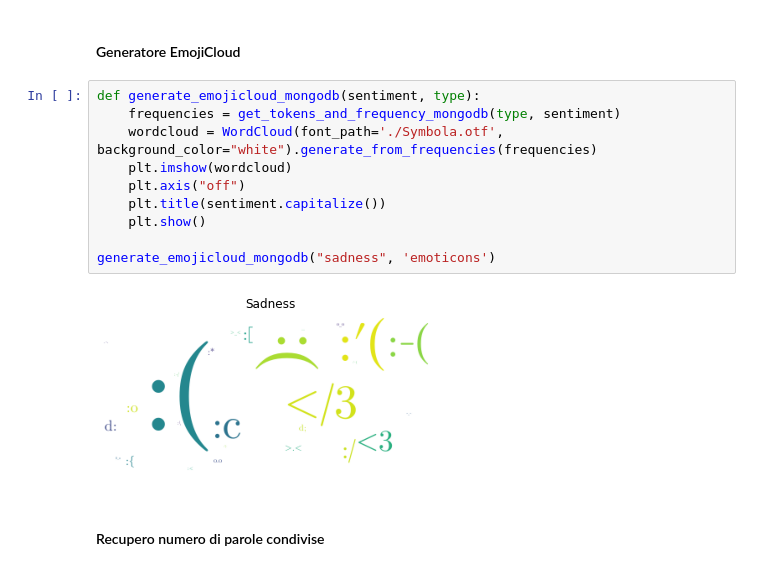
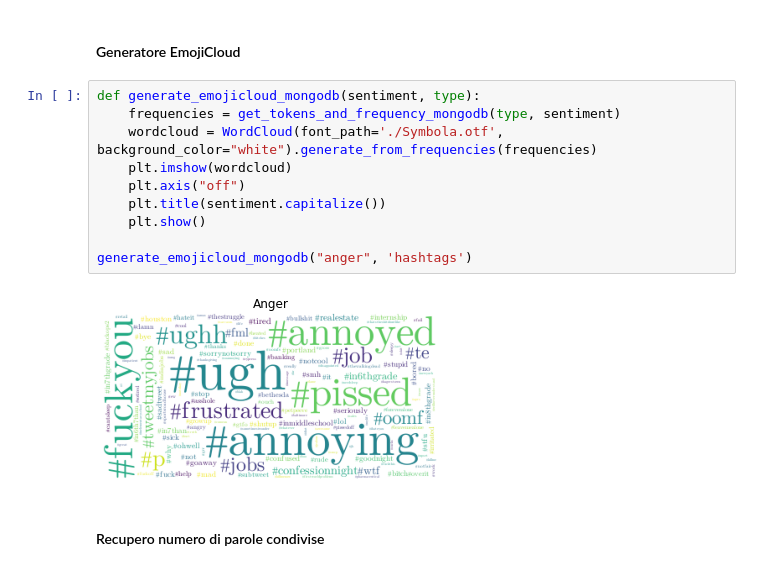
Before and after one commit to Fazzaa/tweet_analysis, a Jupyter notebook: graph.ipynb, the cells around one changed output. Drawn from its saved outputs; the diff is of its cells as text.

```diff
--- a/graph.ipynb
+++ b/graph.ipynb
@@ -120,15 +120,15 @@ get_tokens_and_frequency_mongodb('emoticons', "joy", 10)
 # %%
 def generate_emojicloud_mongodb(sentiment, type):
     frequencies = get_tokens_and_frequency_mongodb(type, sentiment)
     wordcloud = WordCloud(font_path='./Symbola.otf', background_color="white").generate_from_frequencies(frequencies)
     plt.imshow(wordcloud)
     plt.axis("off")
     plt.title(sentiment.capitalize())
     plt.show()
 
-generate_emojicloud_mongodb("sadness", 'emoticons')
+generate_emojicloud_mongodb("anger", 'hashtags')
 # %% [output]
-[figure, old version]
+[figure, new version]
 # %% [markdown]
 #### Recupero numero di parole condivise
 # %%
```
Also changed, not shown: parts of 1 cell of this notebook, 1 other file.
